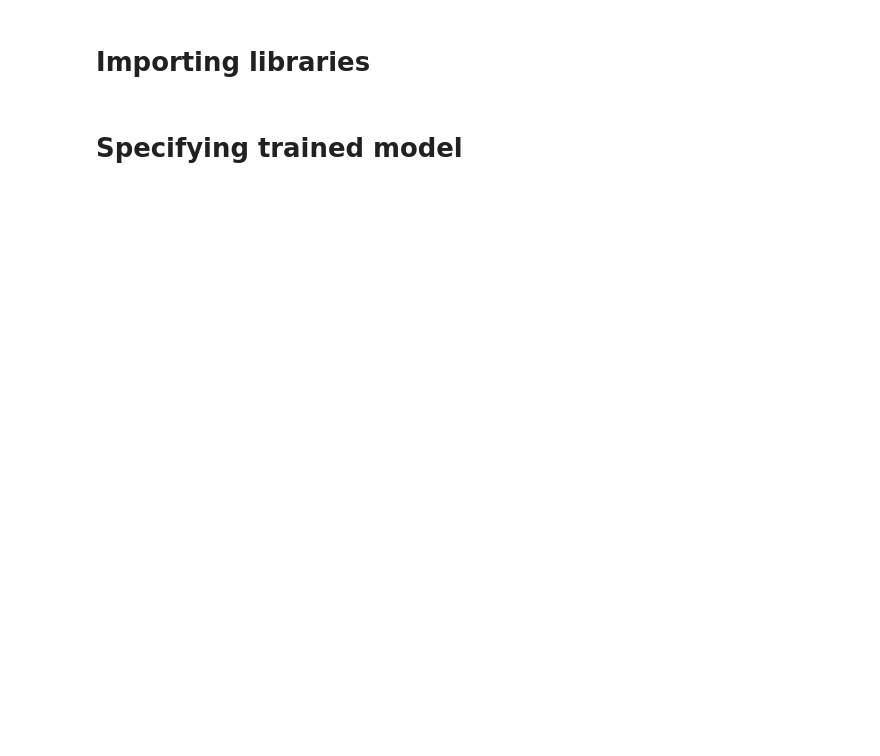
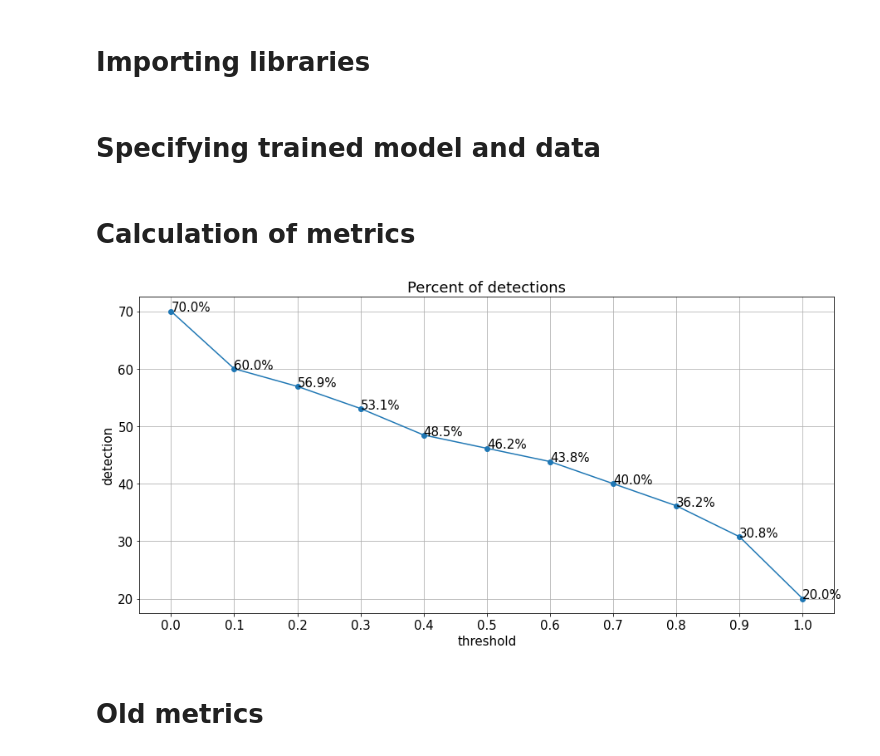
Before and after one commit to mrugnivenko/PointCloudFCD, a Jupyter notebook: run_vb_evaluation.ipynb, the cells around one changed output. Drawn from its saved outputs; the diff is of its cells as text; code cells hidden in the pictures; blank space fills up the shorter version.

```diff
--- a/run_vb_evaluation.ipynb
+++ b/run_vb_evaluation.ipynb
@@ -19,4 +13,4 @@ warnings.filterwarnings("ignore")
 %config Completer.use_jedi = False
 # %% [markdown]
-# Specifying trained model
+# Specifying trained model and data
 # %%
@@ -37,2 +33,4 @@ for subject in config.subjects:
 
     data_dict[subject] = [prediction_path, label_path]
+# %% [markdown]
+# Calculation of metrics
@@ -38,0 +51,27 @@ for subject in config.subjects:
+# %%
+df_metric = pd.DataFrame(columns=['subject', 'x', 'y', 'z', 'average_prediction', 'label_size', 'intersection_size'])
+
+for subject in tqdm(config.subjects):
+    brain_metric_df = pd.read_csv(f'experiments/{config.name_of_experiment}/metrics/{subject}.csv', index_col=0)
+    brain_metric_df['subject'] = subject
+
+    df_metric = pd.concat([df_metric, brain_metric_df], ignore_index=True)
+
+detections = []
+for th in np.linspace(1e-8, 1, 11):
+    detections.append((df_metric.groupby('subject').intersection_size.max() >= df_metric.groupby('subject').label_size.max()*th).sum())
+
+plt.rcParams.update({'font.size': 15})
+fig, ax = plt.subplots(figsize=(15,7))
+plt.plot(np.linspace(0, 1, 11), [x/len(config.subjects)*100 for x in detections], '-o')
+plt.xticks(np.linspace(0, 1, 11))
+plt.xlabel('threshold')
+plt.ylabel('detection')
+plt.grid(True)
+
+for a,b in zip(np.linspace(0, 1, 11), detections):
+    plt.text(a, b/len(config.subjects)*100, str(np.round((b/len(config.subjects)*100), decimals=1))+'%')
+plt.title('Percent of detections')
+plt.savefig(f'experiments/{config.name_of_experiment}/vb_metric_treshold.png', bbox_inches='tight', pad_inches=0)
+# %% [output]
+[figure, added]
@@ -39,3 +112,5 @@ for subject in config.subjects:
+# %% [markdown]
+# Old metrics
 # %%
 df = pd.DataFrame(columns=['dice', 'iou', 'contrast', 'recall', 'top10', 'min_number_of_crops'])
 
```
Also changed, not shown: parts of 7 cells of this notebook, 49 other files.
